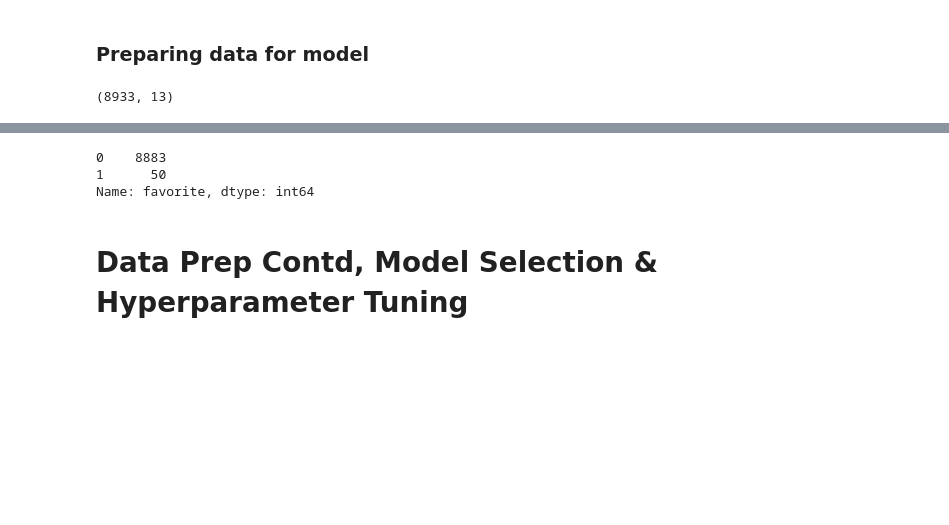
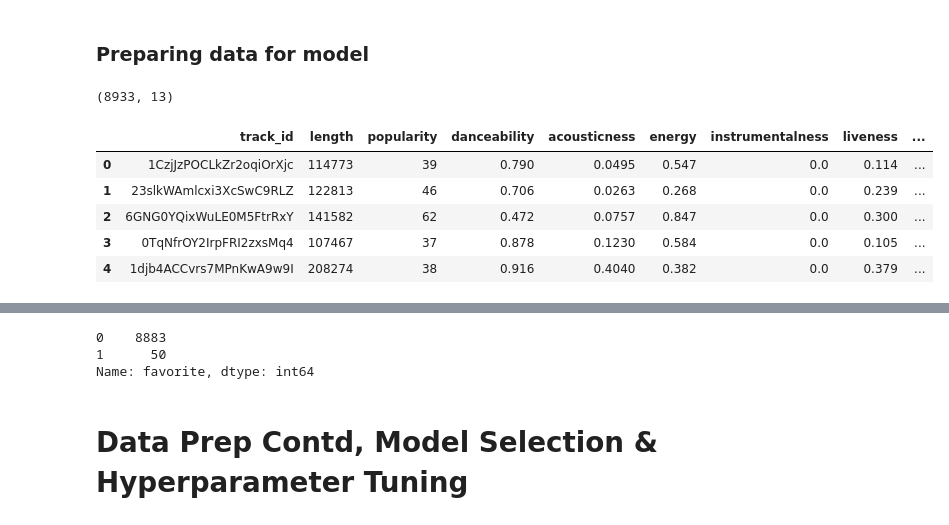
Before and after one commit to tknishh/Microsoft-Engage-22, a Jupyter notebook: spotify_recommender/model_creation.ipynb, the cells around one changed output, grey strips where cells are left out. Cells and saved outputs as stored; diff of their text form; code cells hidden in the pictures; blank space fills up the shorter version.

```diff
--- a/spotify_recommender/model_creation.ipynb
+++ b/spotify_recommender/model_creation.ipynb
@@ -19,6 +19,15 @@ df = pd.concat([df, df_fav], axis=0)
 df.shape
 # %% [output]
 (8933, 13)
+# %%
+df_fav.head()
+# %% [output]
+|  | track_id | length | popularity | danceability | acousticness | energy | instrumentalness | liveness | ... |
+| 0 | 1CzjJzPOCLkZr2oqiOrXjc | 114773 | 39 | 0.790 | 0.0495 | 0.547 | 0.0 | 0.114 | ... |
+| 1 | 23slkWAmlcxi3XcSwC9RLZ | 122813 | 46 | 0.706 | 0.0263 | 0.268 | 0.0 | 0.239 | ... |
+| 2 | 6GNG0YQixWuLE0M5FtrRxY | 141582 | 62 | 0.472 | 0.0757 | 0.847 | 0.0 | 0.300 | ... |
+| 3 | 0TqNfrOY2IrpFRI2zxsMq4 | 107467 | 37 | 0.878 | 0.1230 | 0.584 | 0.0 | 0.105 | ... |
+| 4 | 1djb4ACCvrs7MPnKwA9w9I | 208274 | 38 | 0.916 | 0.4040 | 0.382 | 0.0 | 0.379 | ... |
 # %%
 df.head()
 # %% [output]
```
Also changed, not shown: parts of 27 cells of this notebook, 7 other files.
